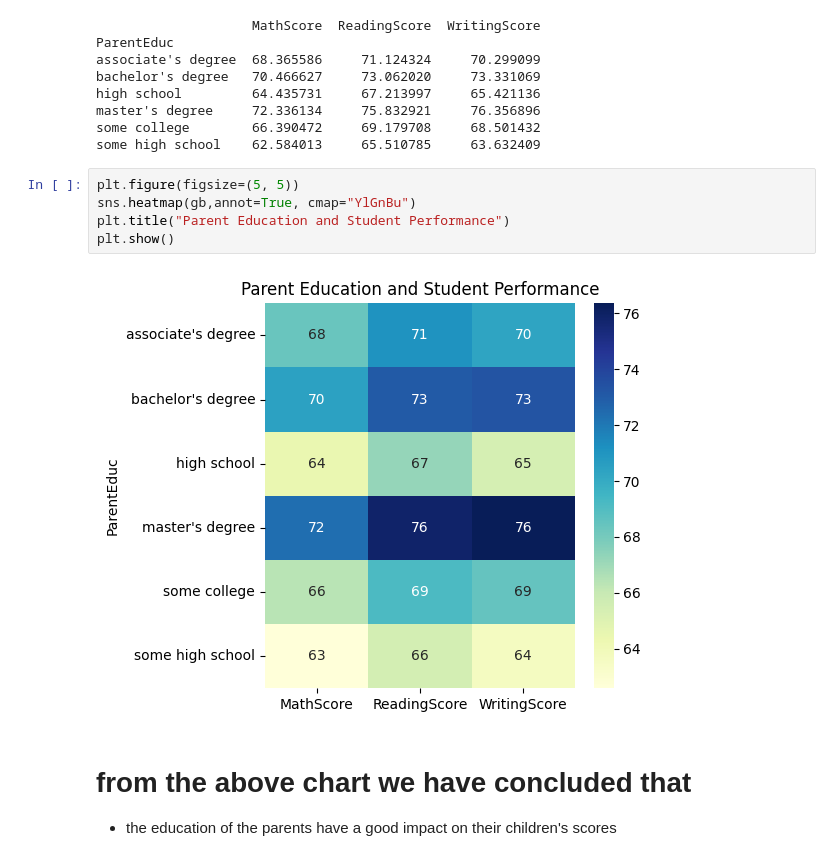
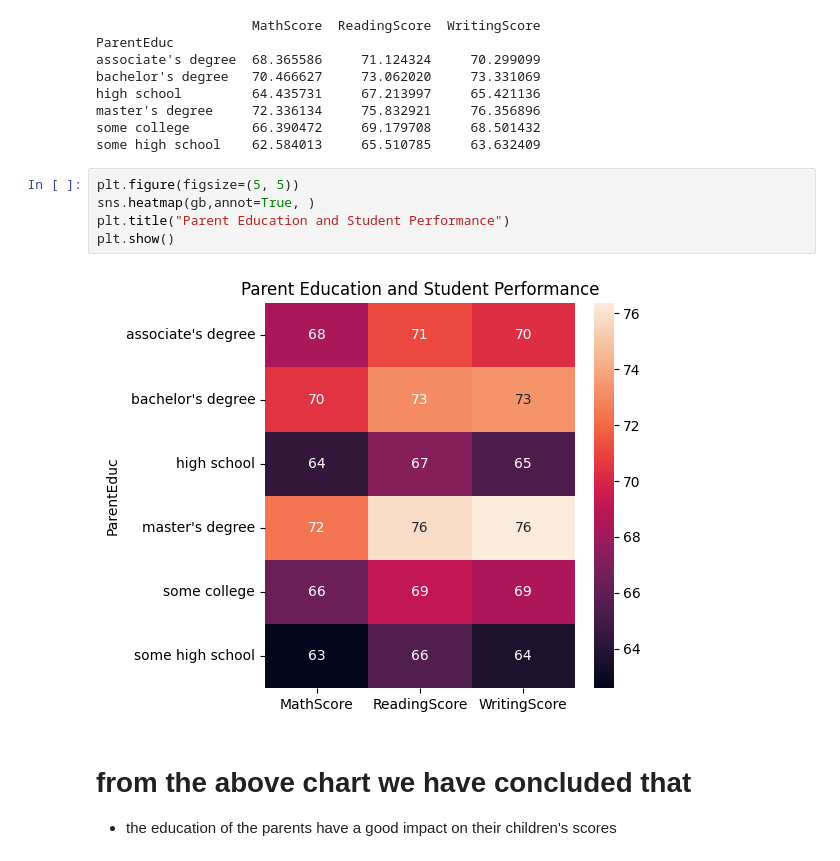
Before and after one commit to Amanmishra03/data-analysis---project, a Jupyter notebook: student marks analysis/analysis.ipynb, the cells around one changed output. Cells and saved outputs as stored; diff of their text form.

```diff
--- a/student marks analysis/analysis.ipynb
+++ b/student marks analysis/analysis.ipynb
@@ -156,11 +156,11 @@ some college        66.390472     69.179708     68.501432
 some high school    62.584013     65.510785     63.632409
 # %%
 plt.figure(figsize=(5, 5))
-sns.heatmap(gb,annot=True, cmap="YlGnBu")
+sns.heatmap(gb,annot=True, )
 plt.title("Parent Education and Student Performance")
 plt.show()
 # %% [output]
-[figure, old version]
+[figure, new version]
 # %% [markdown]
 # from the above chart we have concluded that
 - the education of the parents have a good impact on their children's scores
```
Also changed, not shown: parts of 1 cell of this notebook, 2 other files.
